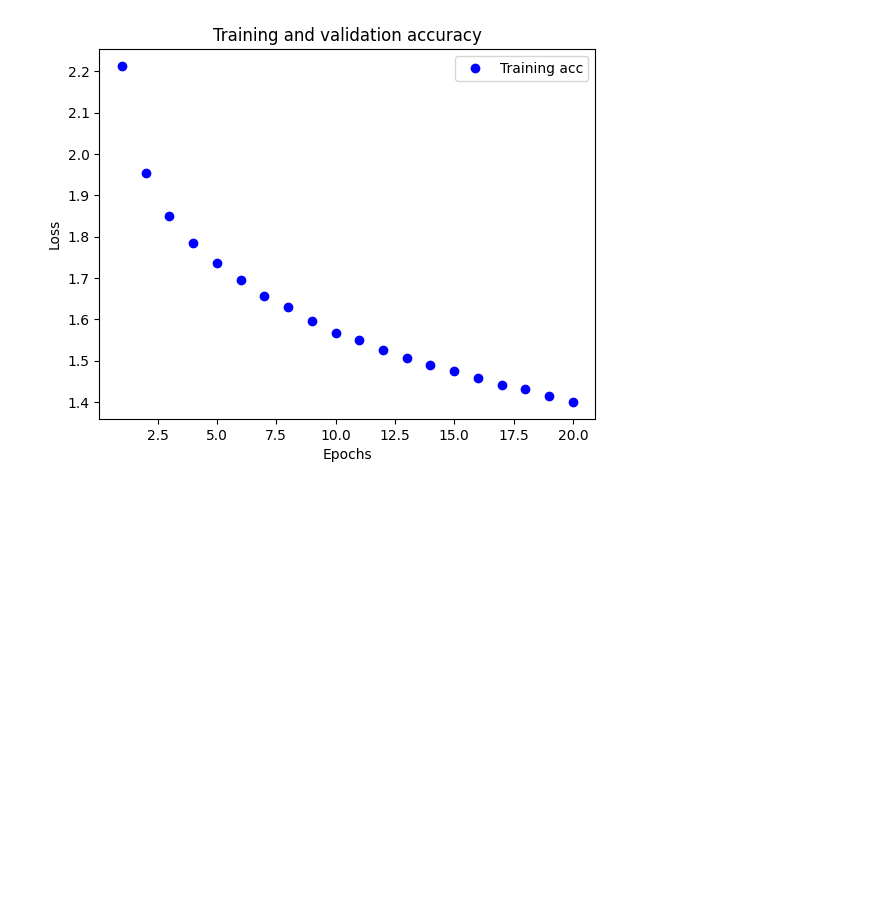
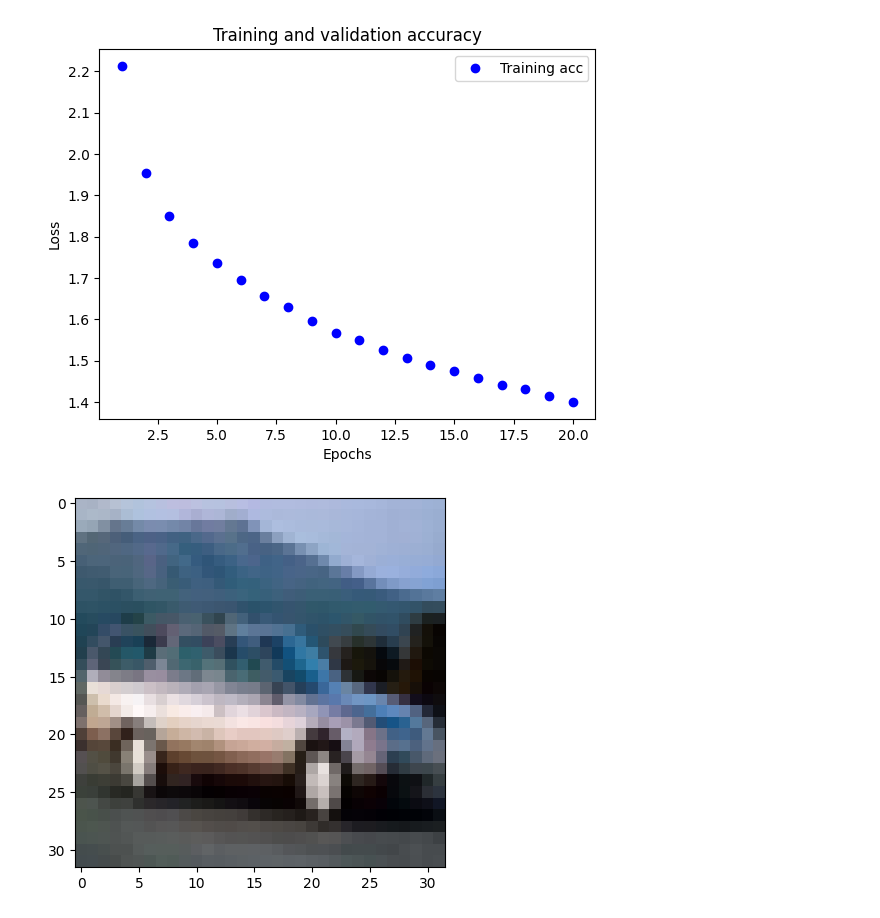
Before and after one commit to JavaOliverLu/python, a Jupyter notebook: AP4062_HW1.ipynb, the cells around one changed output. Cells and saved outputs as stored; diff of their text form; code cells hidden in the pictures; blank space fills up the shorter version.

```diff
--- a/AP4062_HW1.ipynb
+++ b/AP4062_HW1.ipynb
@@ -84,3 +84,10 @@ plt.show()
 #show loss
 # %% [output]
 [figure]
+# %%
+digit = train_images[4]
+import matplotlib.pyplot as plt
+plt.imshow(digit)
+plt.show()
+# %% [output]
+[figure, added]
```
Also changed, not shown: parts of 1 cell of this notebook.
